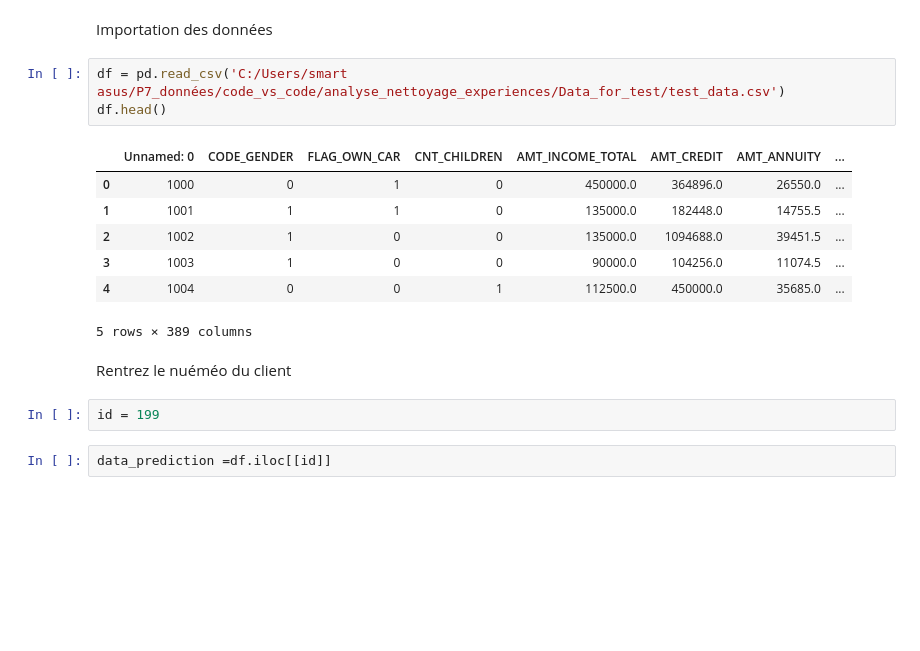
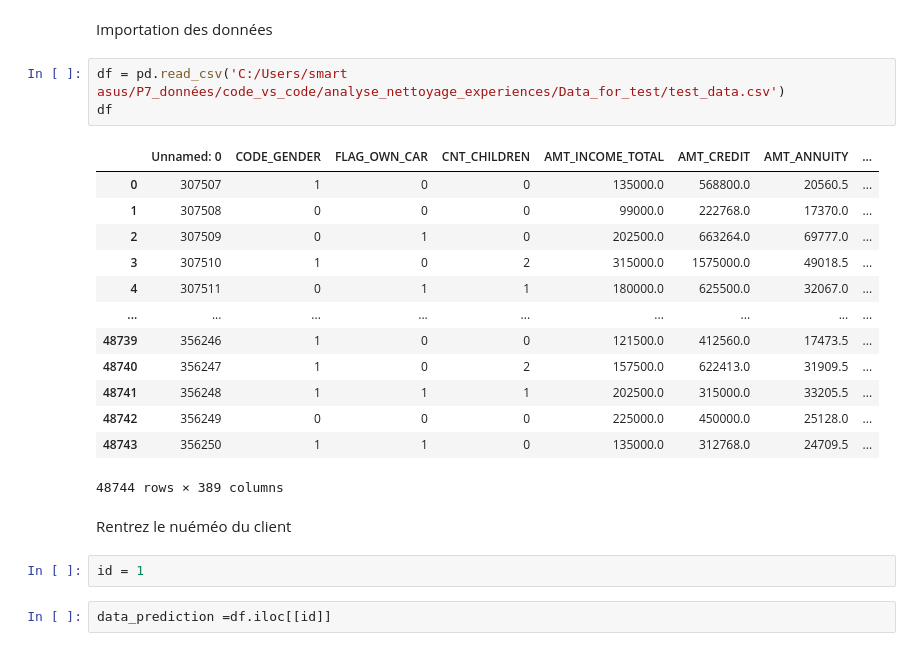
Before and after one commit to Nadiasami/Api_credit, a Jupyter notebook: api.ipynb, the cells around one changed output. Drawn from its saved outputs; the diff is of its cells as text; blank space fills up the shorter version.

```diff
--- a/api.ipynb
+++ b/api.ipynb
@@ -11,19 +11,25 @@ import seaborn as sns
 Importation des données
 # %%
 df = pd.read_csv('C:/Users/smart asus/P7_données/code_vs_code/analyse_nettoyage_experiences/Data_for_test/test_data.csv')
-df.head()
+df
 # %% [output]
 |  | Unnamed: 0 | CODE_GENDER | FLAG_OWN_CAR | CNT_CHILDREN | AMT_INCOME_TOTAL | AMT_CREDIT | AMT_ANNUITY | ... |
-| 0 | 1000 | 0 | 1 | 0 | 450000.0 | 364896.0 | 26550.0 | ... |
-| 1 | 1001 | 1 | 1 | 0 | 135000.0 | 182448.0 | 14755.5 | ... |
-| 2 | 1002 | 1 | 0 | 0 | 135000.0 | 1094688.0 | 39451.5 | ... |
-| 3 | 1003 | 1 | 0 | 0 | 90000.0 | 104256.0 | 11074.5 | ... |
-| 4 | 1004 | 0 | 0 | 1 | 112500.0 | 450000.0 | 35685.0 | ... |
+| 0 | 307507 | 1 | 0 | 0 | 135000.0 | 568800.0 | 20560.5 | ... |
+| 1 | 307508 | 0 | 0 | 0 | 99000.0 | 222768.0 | 17370.0 | ... |
+| 2 | 307509 | 0 | 1 | 0 | 202500.0 | 663264.0 | 69777.0 | ... |
+| 3 | 307510 | 1 | 0 | 2 | 315000.0 | 1575000.0 | 49018.5 | ... |
+| 4 | 307511 | 0 | 1 | 1 | 180000.0 | 625500.0 | 32067.0 | ... |
+| ... | ... | ... | ... | ... | ... | ... | ... | ... |
+| 48739 | 356246 | 1 | 0 | 0 | 121500.0 | 412560.0 | 17473.5 | ... |
+| 48740 | 356247 | 1 | 0 | 2 | 157500.0 | 622413.0 | 31909.5 | ... |
+| 48741 | 356248 | 1 | 1 | 1 | 202500.0 | 315000.0 | 33205.5 | ... |
+| 48742 | 356249 | 0 | 0 | 0 | 225000.0 | 450000.0 | 25128.0 | ... |
+| 48743 | 356250 | 1 | 1 | 0 | 135000.0 | 312768.0 | 24709.5 | ... |
-5 rows × 389 columns
+48744 rows × 389 columns
 # %% [markdown]
 Rentrez le nuéméo du client
 # %%
-id = 199
+id = 1
 # %%
 data_prediction =df.iloc[[id]]
 # %% [markdown]
```
Also changed, not shown: parts of 5 cells of this notebook.
